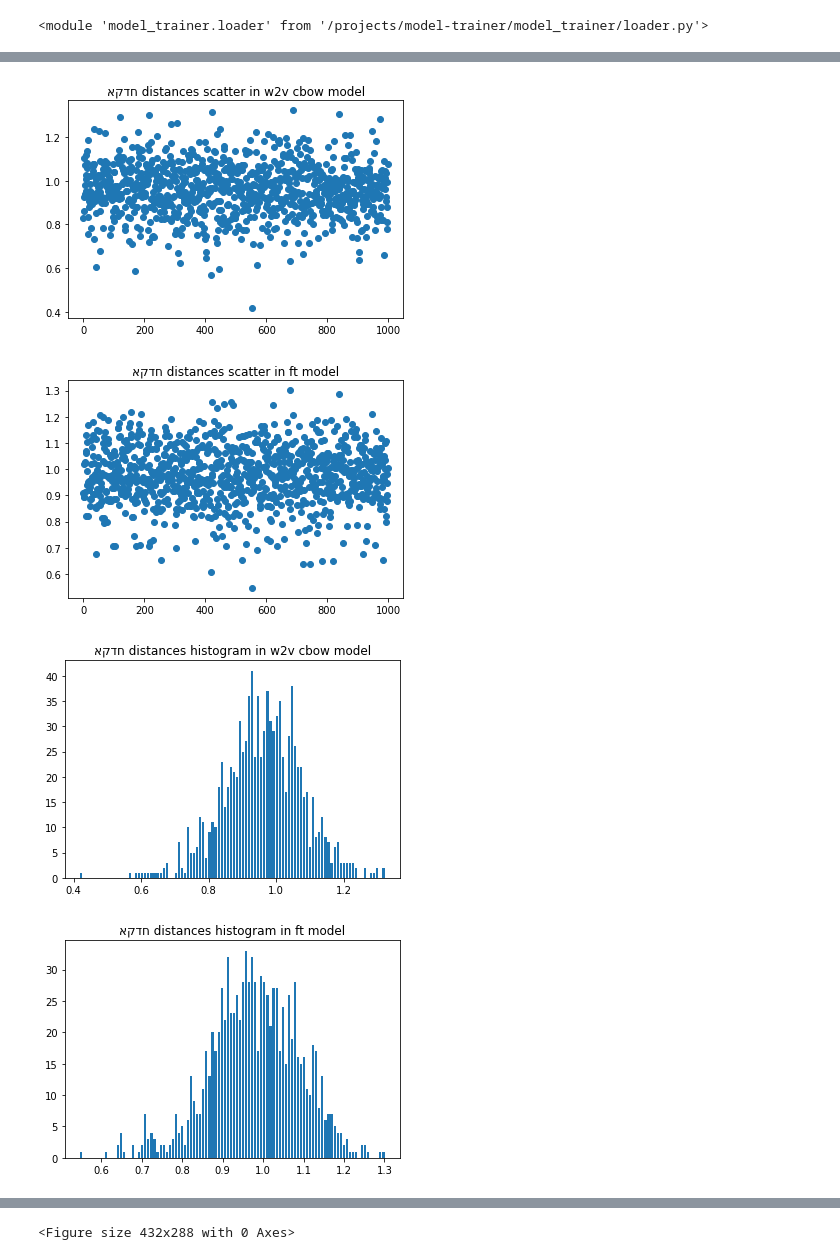
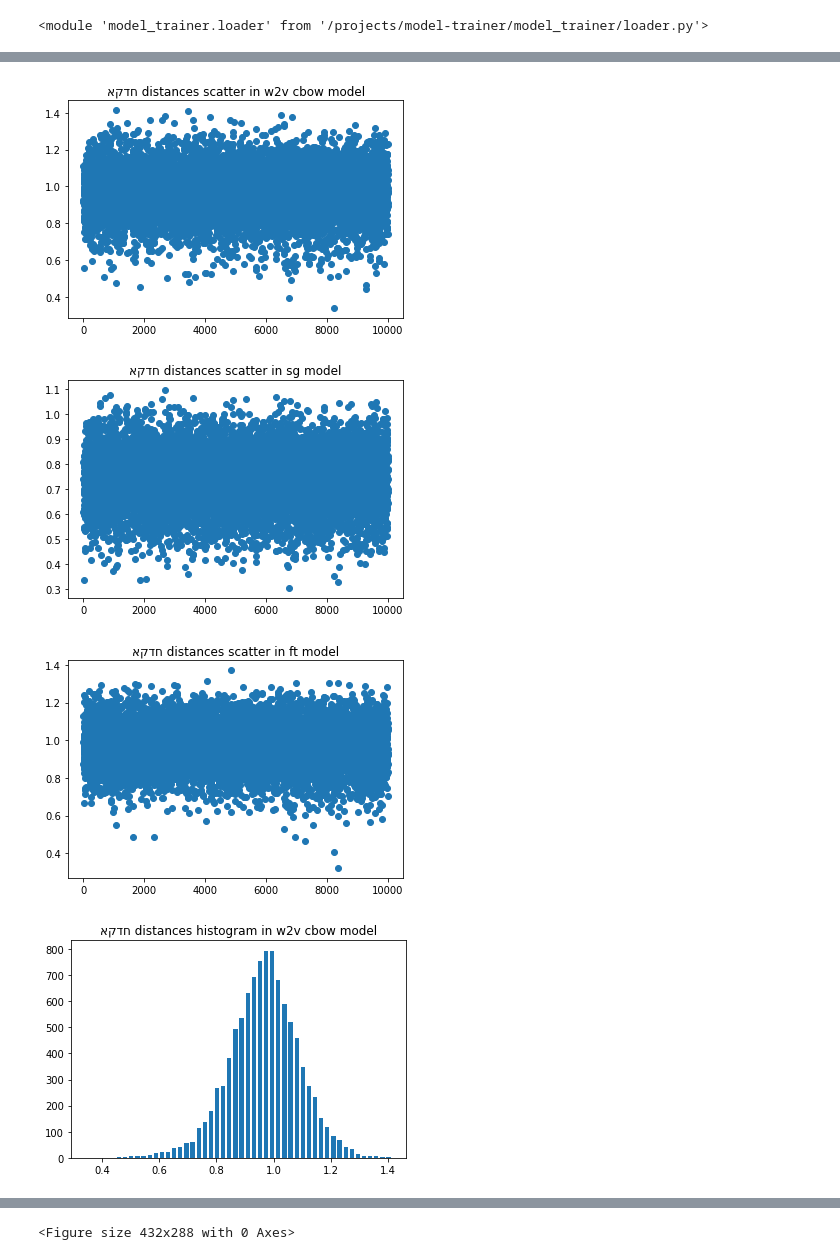
Before and after one commit to asaf-kali/generic-iterative-stemmer, a Jupyter notebook: notebooks/analyzer.ipynb, the cells around one changed output, grey strips where cells are left out. Cells and saved outputs as stored; diff of their text form; code cells hidden in the pictures.

```diff
--- a/notebooks/analyzer.ipynb
+++ b/notebooks/analyzer.ipynb
@@ -14,12 +18,13 @@ importlib.reload(loader)
 # %% [output]
 <module 'model_trainer.loader' from '/projects/model-trainer/model_trainer/loader.py'>
 # %%
-w2v_cbow_path = get_path("wiki-he", "cbow.kv")
-w2v_cbow_model = loader.load_kv(w2v_cbow_path)
+corpus_name = "wiki-he"
+cbow_path = get_path(corpus_name, "cbow.kv")
+cbow_model = loader.load_kv(cbow_path)
 
-# w2v_sg_path = get_path("wiki-he", "sg.kv")
-# w2v_cbow = loader.load_kv(w2v_cbow_path)
+sg_path = get_path(corpus_name, "sg.kv")
+sg_model = loader.load_kv(sg_path)
 
-ft_path = get_path("wiki-he", "fasttext.kv")
+ft_path = get_path(corpus_name, "fasttext.kv")
 ft_model = loader.load_kv(ft_path)
 # %% [output]
@@ -37,8 +33,8 @@ ft_model = loader.load_kv(ft_path)
 # %%
-w2v_cbow_vocab = set(w2v_cbow_model.key_to_index.keys())
+cbow_vocab = set(cbow_model.key_to_index.keys())
+sg_vocab = set(sg_model.key_to_index.keys())
 ft_vocab = set(ft_model.key_to_index.keys())
-common_vocab = w2v_cbow_vocab.intersection(ft_vocab)
+common_vocab = cbow_vocab.intersection(sg_vocab).intersection(ft_vocab)
 
-s1, s2 = len(w2v_cbow_vocab), len(ft_vocab)
-print(f"Vocabulary diff: {abs(s1 - s2)}")
+s1, s2, s3 = len(cbow_vocab),  len(sg_vocab), len(ft_vocab)
 print(f"Common vocab: {len(common_vocab)}")
@@ -51,7 +44,8 @@ import random
 representative = "אקדח"  # random.sample(common_vocab, k=1)[0]
 print(f"Representative: {representative}")
 
-others_count = 1000
+others_count = 10000
+random.seed(3)
 others = random.sample(common_vocab, k=others_count)
 print(f"Others: {others}")
 # %% [output]
@@ -66,42 +60,45 @@ def representative_distances(model: KeyedVectors, representative: str, others: L
     return model.distances(representative, other_words=others)
 
 
-w2v_cbow_distances = representative_distances(w2v_cbow_model, representative, others)
+cbow_distances = representative_distances(cbow_model, representative, others)
+sg_distances = representative_distances(sg_model, representative, others)
 ft_distances = representative_distances(ft_model, representative, others)
 # %%
 def draw_distances_scatter(distances: np.ndarray, representative: str = None, model_name: str = None):
     x = np.arange(len(distances))
     plt.scatter(x, distances)
     if representative:
         title = f"{representative} distances scatter"
         if model_name:
             title += f" in {model_name} model"
         plt.title(title)
     plt.show()
     plt.clf()
 
 
 def draw_distances_histogram(
     distances: np.ndarray, bins: int = None, representative: str = None, model_name: str = None
 ):
     if bins is None:
-        bins = int(len(distances) / 10)
+        bins = min(int(len(distances) / 10), 50)
     plt.hist(distances, bins=bins, rwidth=0.7)
     if representative:
         title = f"{representative} distances histogram"
         if model_name:
             title += f" in {model_name} model"
         plt.title(title)
     plt.show()
     plt.clf()
 
 
-draw_distances_scatter(w2v_cbow_distances, representative=representative, model_name="w2v cbow")
+draw_distances_scatter(cbow_distances, representative=representative, model_name="w2v cbow")
+draw_distances_scatter(sg_distances, representative=representative, model_name="sg")
 draw_distances_scatter(ft_distances, representative=representative, model_name="ft")
-draw_distances_histogram(w2v_cbow_distances, representative=representative, model_name="w2v cbow")
+draw_distances_histogram(cbow_distances, representative=representative, model_name="w2v cbow")
+draw_distances_histogram(sg_distances, representative=representative, model_name="sg")
 draw_distances_histogram(ft_distances, representative=representative, model_name="ft")
 # %% [output]
-[figure, old version]
+[figure, new version]
-[figure, old version]
+[figure, new version]
-[figure, old version]
+[figure, new version]
-[figure, old version]
+[figure, new version]
```
Also changed, not shown: parts of 6 cells of this notebook, 8 other files.
